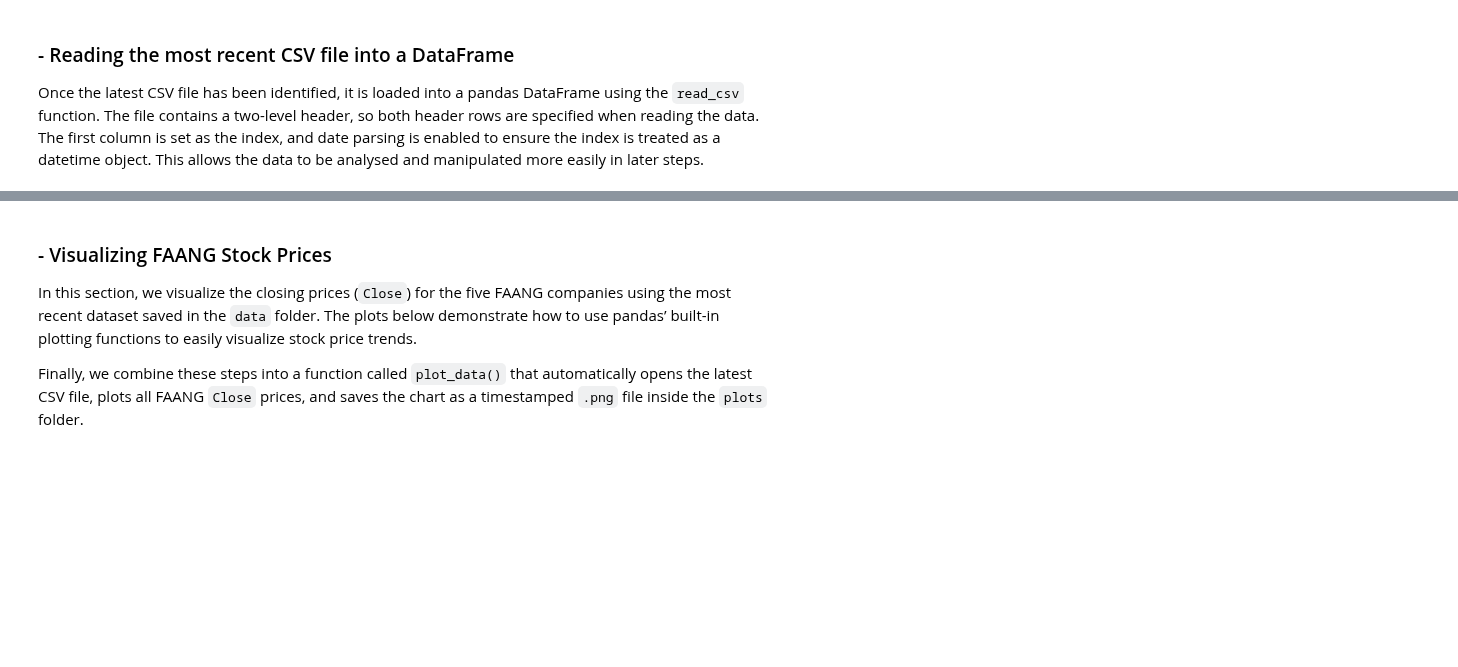
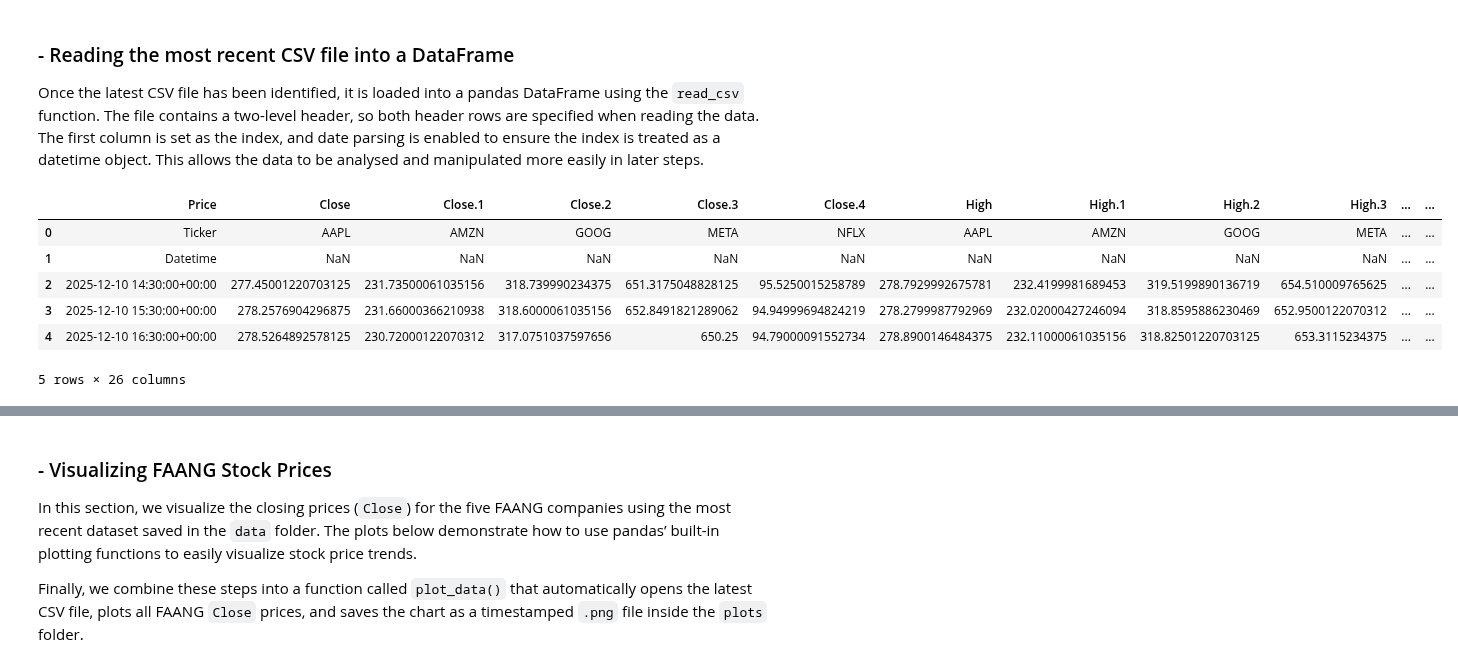
Before and after one commit to elainecazetta/computer_infrastructure, a Jupyter notebook: problems.ipynb, the cells around one changed output, grey strips where cells are left out. Cells and saved outputs as stored; diff of their text form; code cells hidden in the pictures; blank space fills up the shorter version.

```diff
--- a/problems.ipynb
+++ b/problems.ipynb
@@ -207,3 +210,16 @@ Using latest file: data/20251215-230700.csv
 ### - Reading the most recent CSV file into a DataFrame
 
 Once the latest CSV file has been identified, it is loaded into a pandas DataFrame using the `read_csv` function. The file contains a two-level header, so both header rows are specified when reading the data. The first column is set as the index, and date parsing is enabled to ensure the index is treated as a datetime object. This allows the data to be analysed and manipulated more easily in later steps.
+# %%
+# Calling pd.read_csv to read and check the latest CSV file
+# Ref: https://pandas.pydata.org/docs/reference/api/pandas.read_csv.html
+df = pd.read_csv(full_path)
+df.head(5)
+# %% [output]
+|  | Price | Close | Close.1 | Close.2 | Close.3 | Close.4 | High | High.1 | High.2 | High.3 | ... | ... |
+| 0 | Ticker | AAPL | AMZN | GOOG | META | NFLX | AAPL | AMZN | GOOG | META | ... | ... |
+| 1 | Datetime | NaN | NaN | NaN | NaN | NaN | NaN | NaN | NaN | NaN | ... | ... |
+| 2 | 2025-12-10 14:30:00+00:00 | 277.45001220703125 | 231.73500061035156 | 318.739990234375 | 651.3175048828125 | 95.5250015258789 | 278.7929992675781 | 232.4199981689453 | 319.5199890136719 | 654.510009765625 | ... | ... |
+| 3 | 2025-12-10 15:30:00+00:00 | 278.2576904296875 | 231.66000366210938 | 318.6000061035156 | 652.8491821289062 | 94.94999694824219 | 278.2799987792969 | 232.02000427246094 | 318.8595886230469 | 652.9500122070312 | ... | ... |
+| 4 | 2025-12-10 16:30:00+00:00 | 278.5264892578125 | 230.72000122070312 | 317.0751037597656 | 650.25 | 94.79000091552734 | 278.8900146484375 | 232.11000061035156 | 318.82501220703125 | 653.3115234375 | ... | ... |
+5 rows × 26 columns
```
Also changed, not shown: parts of 19 cells of this notebook.
